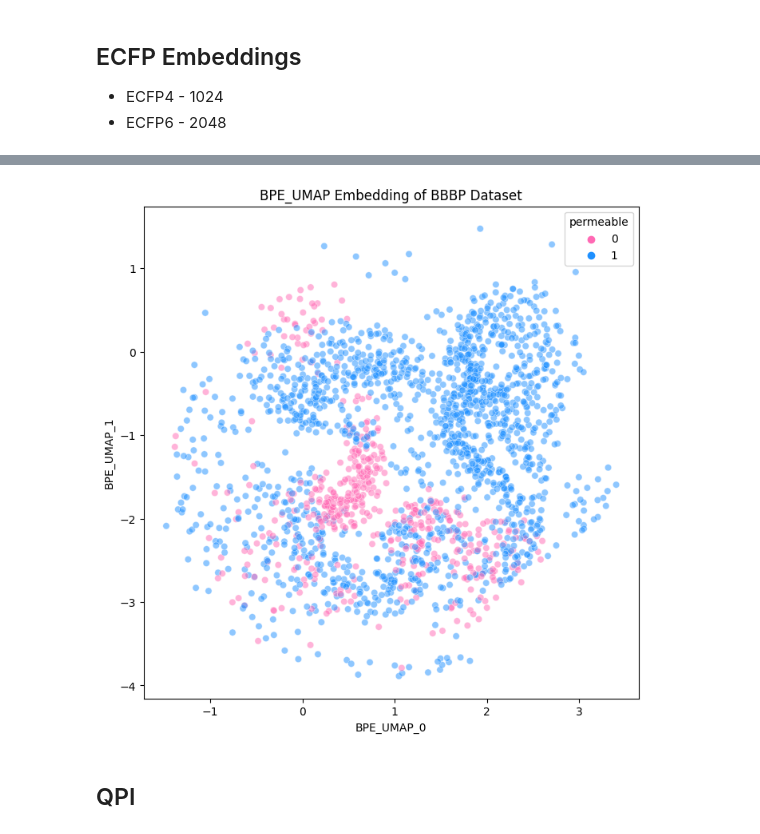
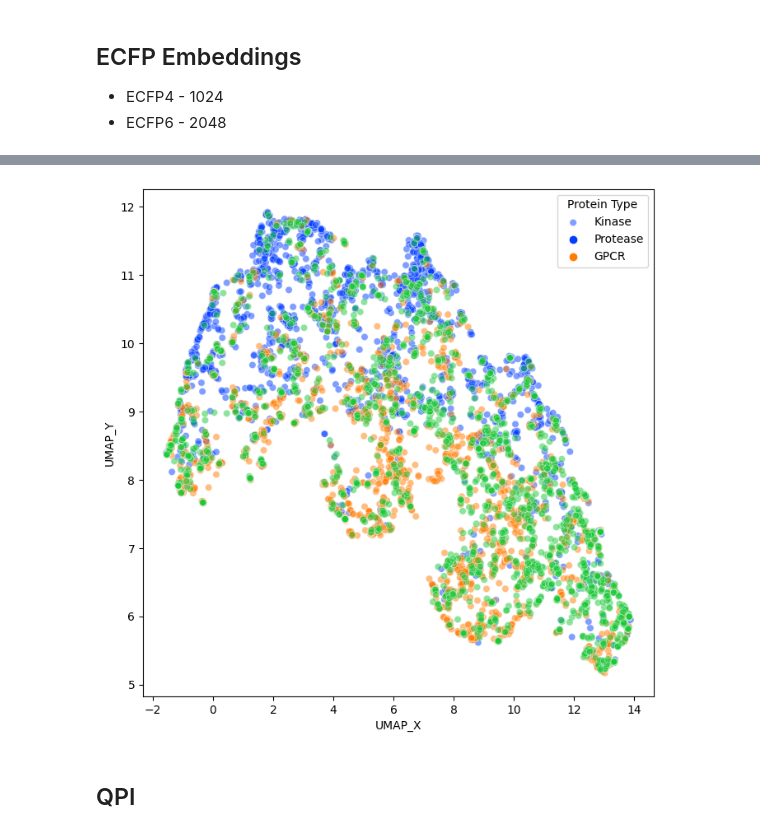
Before and after one commit to ilkersigirci/thesis-work, a Jupyter notebook: notebooks/clustering.ipynb, the cells around one changed output, grey strips where cells are left out. Drawn from its saved outputs; the diff is of its cells as text; code cells hidden in the pictures.

Commit message:
umap && kmeans functionalities added

```diff
--- a/notebooks/clustering.ipynb
+++ b/notebooks/clustering.ipynb
@@ -49,2 +49,9 @@ np.set_printoptions(precision=3)
+# %%
+protein_type = "kinase"
+# protein_type = "protease"
+# protein_type = "gpcr"
+
+# model_name = "DeepChem/ChemBERTa-77M-MLM"
+model_name = "DeepChem/ChemBERTa-77M-MTR"
 # %% [markdown]
 ## Data
@@ -88,7 +148,6 @@ smiles_df = pd.read_csv(df_path, usecols=["smiles"])
 # %% [markdown]
 ### bert_loves_chemistry version
 # %%
-model_name = "DeepChem/ChemBERTa-77M-MLM"
 model, tokenizer = initialize_model_tokenizer(model_name=model_name)
 
 bpe_sentence_embeddings = gen_embeddings(
@@ -113,6 +168,7 @@ tensor([[-0.0445, -0.0865, -0.0628,  ...,  0.0470, -0.0275, -0.2222],
 # %%
 model, tokenizer = initialize_model_tokenizer(model_name=model_name)
-bbbp["vector"] = get_model_descriptors(
-    smiles_series=bbbp["smiles"], model_name=model_name
+data["vector"] = get_model_descriptors(
+    smiles_series=data["text"], model_name=model_name, method="simpletransformers",
 )
-bpe_sentence_embeddings = bbbp["vector"].tolist()
+
+bpe_sentence_embeddings = data["vector"].tolist()
@@ -250,23 +284,28 @@ Wall time: 18.3 s
+# %%
+umap_data = pd.DataFrame(data["labels"])
+umap_data["UMAP_X"], umap_data["UMAP_Y"] = X_umap[:, 0], X_umap[:, 1]
 # %%
-palette = sns.color_palette(["hotpink", "dodgerblue"])
+# palette = sns.color_palette(["hotpink", "dodgerblue"])
+palette = sns.color_palette("bright", 3)
 
-methods = ["BPE_UMAP", "st_UMAP", "ecfp_UMAP"]
-methods = ["BPE_UMAP"]
+# methods = ["BPE_UMAP", "st_UMAP", "ecfp_UMAP"]
+methods = ["UMAP"]
 
 for method in methods:
     plt.figure(figsize=(8, 8))
-    sns.scatterplot(
-        data=bbbp,
-        x=f"{method}_0",
-        y=f"{method}_1",
-        hue="permeable",
+    sns_plt = sns.scatterplot(
+        data=umap_data,
+        x=f"{method}_X",
+        y=f"{method}_Y",
+        hue="labels",
         alpha=0.5,
         palette=palette,
     )
-    plt.title(f"{method} Embedding of BBBP Dataset")
+    # plt.title(f"{method} Embedding of the Dataset")
+    plt.legend(title='Protein Type', loc='upper right', labels=["Kinase", "Protease", "GPCR"])
     plt.show()
 # %% [output]
-[figure, old version]
+[figure, new version]
 # %% [markdown]
 ## QPI
 # %%
```
Also changed, not shown: parts of 26 cells of this notebook, 5 other files.
